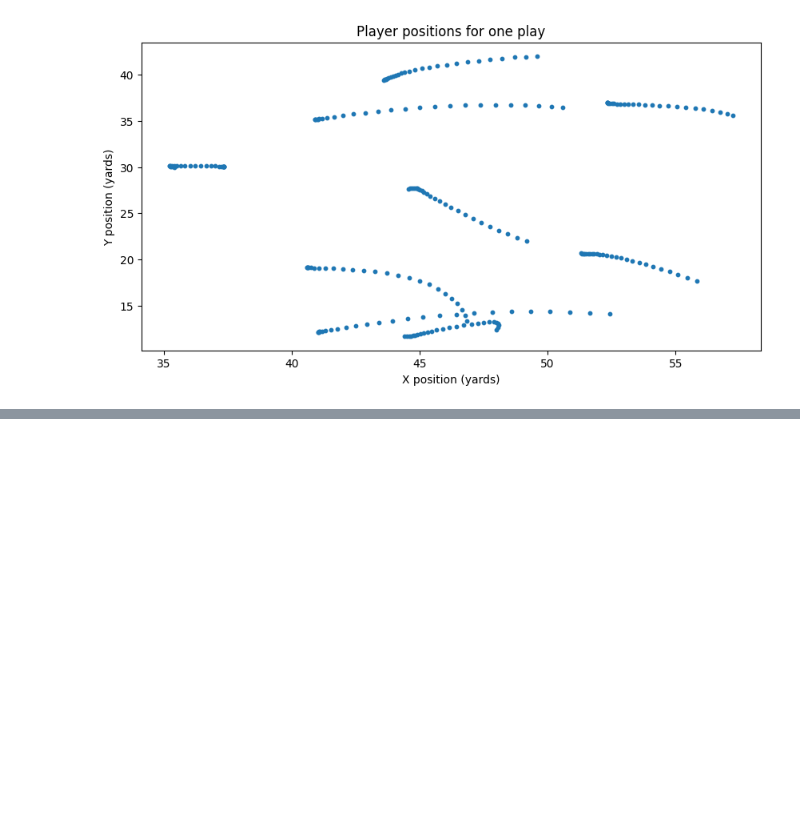
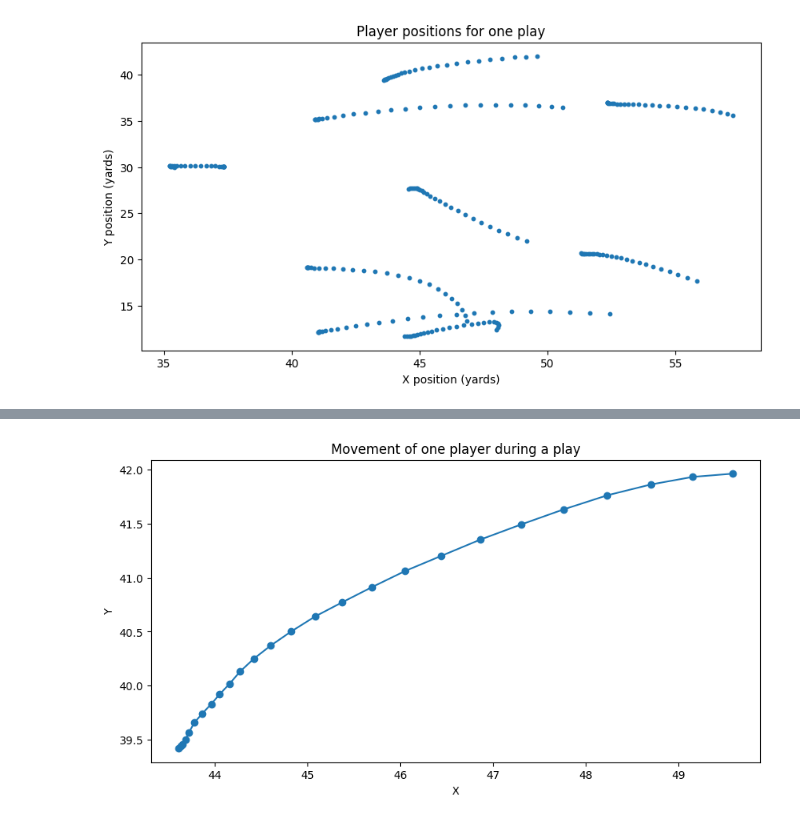
Before and after one commit to Lusingalisa/NFL-Big-Data-Bowl-Analytics, a Jupyter notebook: EDA.ipynb, the cells around one changed output, grey strips where cells are left out. Cells and saved outputs as stored; diff of their text form; code cells hidden in the pictures; blank space fills up the shorter version.

```diff
--- a/EDA.ipynb
+++ b/EDA.ipynb
@@ -97,0 +118,9 @@ plt.show()
+# %%
+plt.figure(figsize=(10, 5))
+plt.plot(player_track["x"], player_track["y"], marker="o")
+plt.title("Movement of one player during a play")
+plt.xlabel("X")
+plt.ylabel("Y")
+plt.show()
+# %% [output]
+[figure, added]
```
Also changed, not shown: parts of 5 cells of this notebook.
